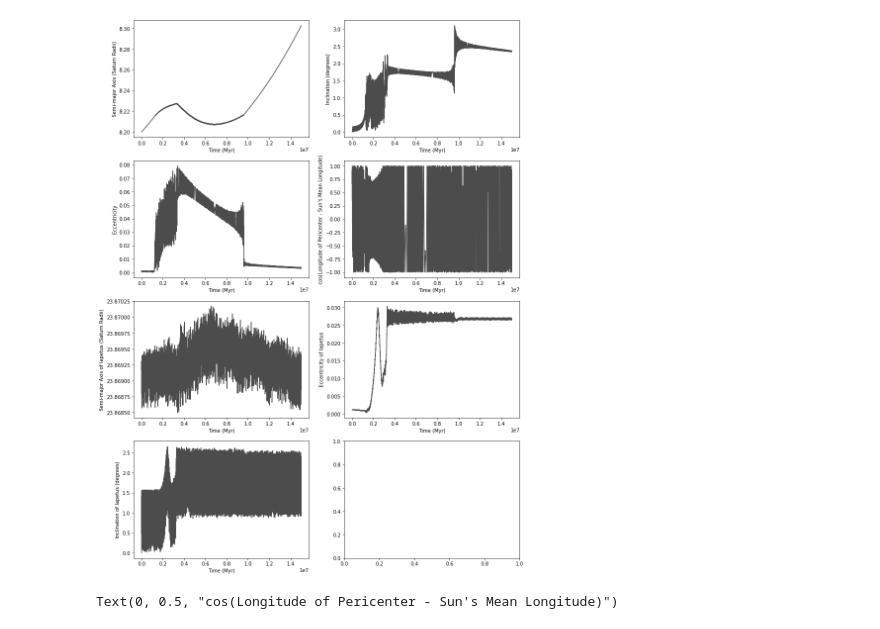
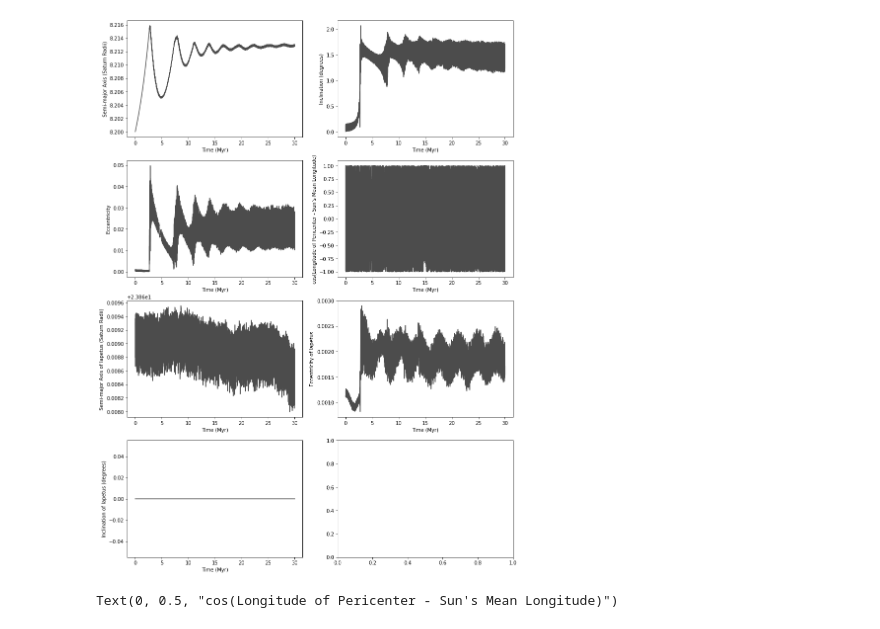
Before and after one commit to hdayuan/F21_JP_Titan-Sims, a Jupyter notebook: plot-titan.ipynb, the cells around one changed output. Saved outputs shown, nothing was run; the diff lists cells and outputs as text; code cells hidden in the pictures.

```diff
--- a/plot-titan.ipynb
+++ b/plot-titan.ipynb
@@ -4,8 +4,8 @@ import numpy as np
 
 # read arguments, and open corresponding output file
 version = 4.4 # version 3 for migration force, 4 for tidal forces, 5 for eccentricity oscillations
-numSamples = 5000
-simTime = 20.
+numSamples = 10000
+simTime = 30.
 ia = 8.2
 
 fa = 12.9
@@ -86,14 +86,14 @@ for i in range(buffer, buffer + numSamples, step):
     diff_array[(i - buffer) // step] = np.cos(float(numbers[pomega_index]) - float(numbers[m_long_index]))
     aIap_array[(i - buffer) // step] = float(numbers[aIap_index])
     eIap_array[(i - buffer) // step] = float(numbers[eIap_index])
-    iIap_array[(i - buffer) // step] = float(numbers[iIap_index][0:19])*180./np.pi
+    # iIap_array[(i - buffer) // step] = float(numbers[iIap_index])*180./np.pi
 
     if version_int == 5:
         eSat_array[(i - buffer) // step] = float(numbers[eSat_index])
 
 # EXTRA
 for i in range(plotSamples):
-    t_array[i] = 3000.*i
+    t_array[i] = i*simTime/plotSamples
 
 if version == 4.4:
     fig, axs = plt.subplots(4, 2)
@@ -120,34 +120,34 @@ if version == 4.4:
     axs[2][0].set_ylabel('Semi-major Axis of Iapetus (Saturn Radii)')
 
     axs[2][1].plot(t_array,eIap_array, color=col)
     axs[2][1].set_xlabel('Time (Myr)')
     axs[2][1].set_ylabel('Eccentricity of Iapetus')
 
     axs[3][0].plot(t_array,iIap_array, color=col)
     axs[3][0].set_xlabel('Time (Myr)')
     axs[3][0].set_ylabel('Inclination of Iapetus (degrees)')
 
 else:
     fig, axs = plt.subplots(2, 2)
     fig.set_size_inches(14, 10)
 
     axs[0][0].plot(t_array,a_array, color=col)
     axs[0][0].set_xlabel('Time (Myr)')
     axs[0][0].set_ylabel('Semi-major Axis (Saturn Radii)')
 
     axs[1][0].plot(t_array,e_array, color=col)
     axs[1][0].set_xlabel('Time (Myr)')
     axs[1][0].set_ylabel('Eccentricity')
 
     axs[0][1].plot(t_array,i_array, color=col)
     axs[0][1].set_xlabel('Time (Myr)')
     axs[0][1].set_ylabel('Inclination (degrees)')
 
     axs[1][1].plot(t_array,diff_array, color=col)
     axs[1][1].set_xlabel('Time (Myr)')
     axs[1][1].set_ylabel('cos(Longitude of Pericenter - Sun\'s Mean Longitude)')
 # %% [output]
-[figure, old version]
+[figure, new version]
 # %%
 if version_int == 5:
     fig, axs = plt.subplots(1)
```
Also changed, not shown: 1 other file.
